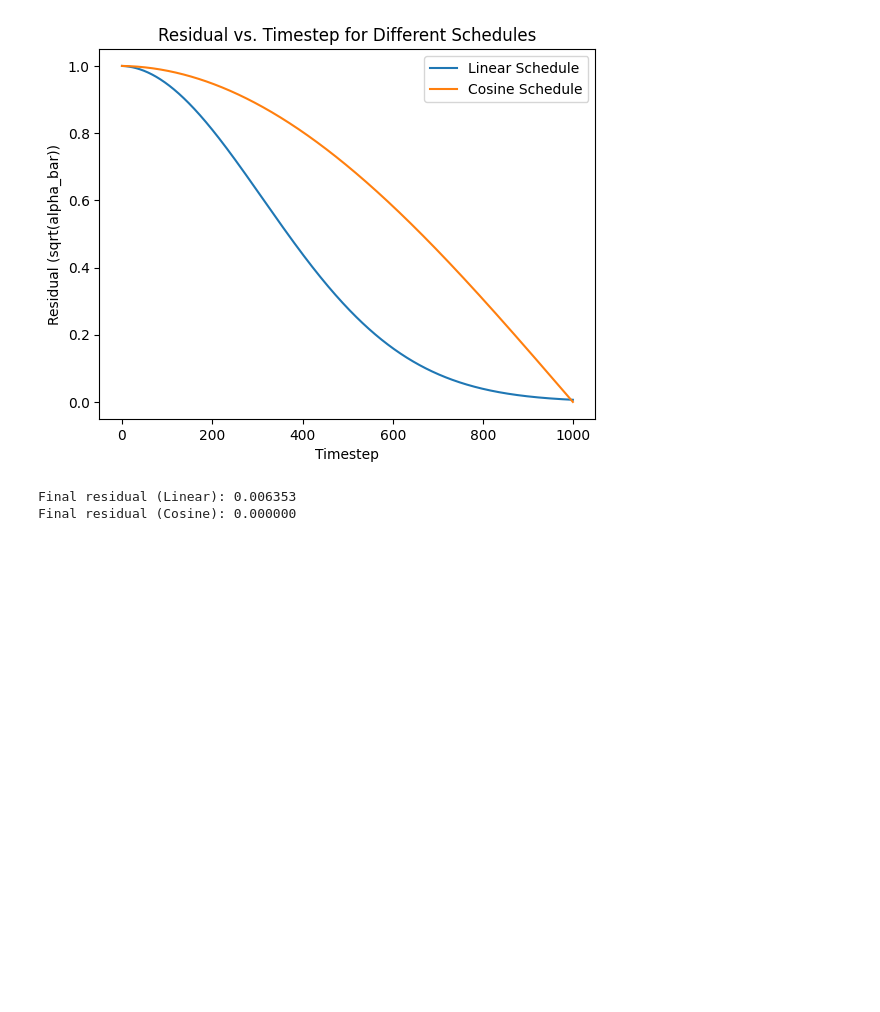
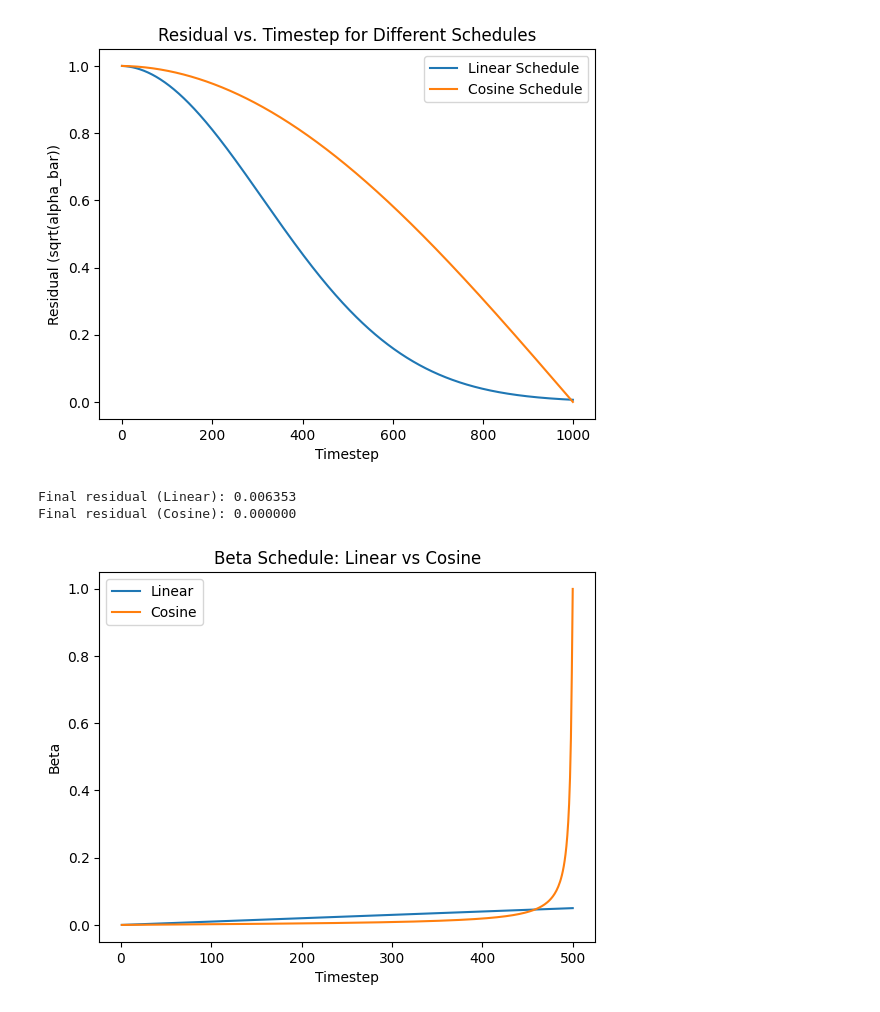
Before and after one commit to Yujin109/airfoil-completion, a Jupyter notebook: notebooks/999_noise-scheduling.ipynb, the cells around one changed output. Drawn from its saved outputs; the diff is of its cells as text; code cells hidden in the pictures; blank space fills up the shorter version.

```diff
--- a/notebooks/999_noise-scheduling.ipynb
+++ b/notebooks/999_noise-scheduling.ipynb
@@ -165,3 +165,39 @@ print(f"Final residual (Cosine): {res_cosine[-1]:.6f}")
 [figure]
 Final residual (Linear): 0.006353
 Final residual (Cosine): 0.000000
+# %%
+import numpy as np
+import math
+import matplotlib.pyplot as plt
+
+# ―――――――――――――――――――――――――――――――――――
+# パラメータ設定
+T = 500
+beta_start = 1e-4
+beta_end = 5e-2
+s = 0.008  # cosine シフト量
+# ―――――――――――――――――――――――――――――――――――
+
+# 線形スケジュール
+betas_linear = np.linspace(beta_start, beta_end, T)
+
+# improved DDPM の cosine スケジュール
+steps = T + 1
+t = np.linspace(0, T, steps)
+alphas_cumprod = np.cos(((t / T + s) / (1 + s)) * math.pi / 2) ** 2
+alphas_cumprod = alphas_cumprod / alphas_cumprod[0]
+betas_cosine = 1.0 - alphas_cumprod[1:] / alphas_cumprod[:-1]
+betas_cosine = np.clip(betas_cosine, None, 0.999)
+
+# ―――――――――――――――――――――――――――――――――――
+# プロット
+plt.figure()
+plt.plot(np.arange(1, T + 1), betas_linear)  # 線形
+plt.plot(np.arange(1, T + 1), betas_cosine)  # 余弦
+plt.xlabel("Timestep")
+plt.ylabel("Beta")
+plt.title("Beta Schedule: Linear vs Cosine")
+plt.legend(["Linear", "Cosine"])
+plt.show()
+# %% [output]
+[figure, added]
```
Also changed, not shown: parts of 1 cell of this notebook, 1 other file.
